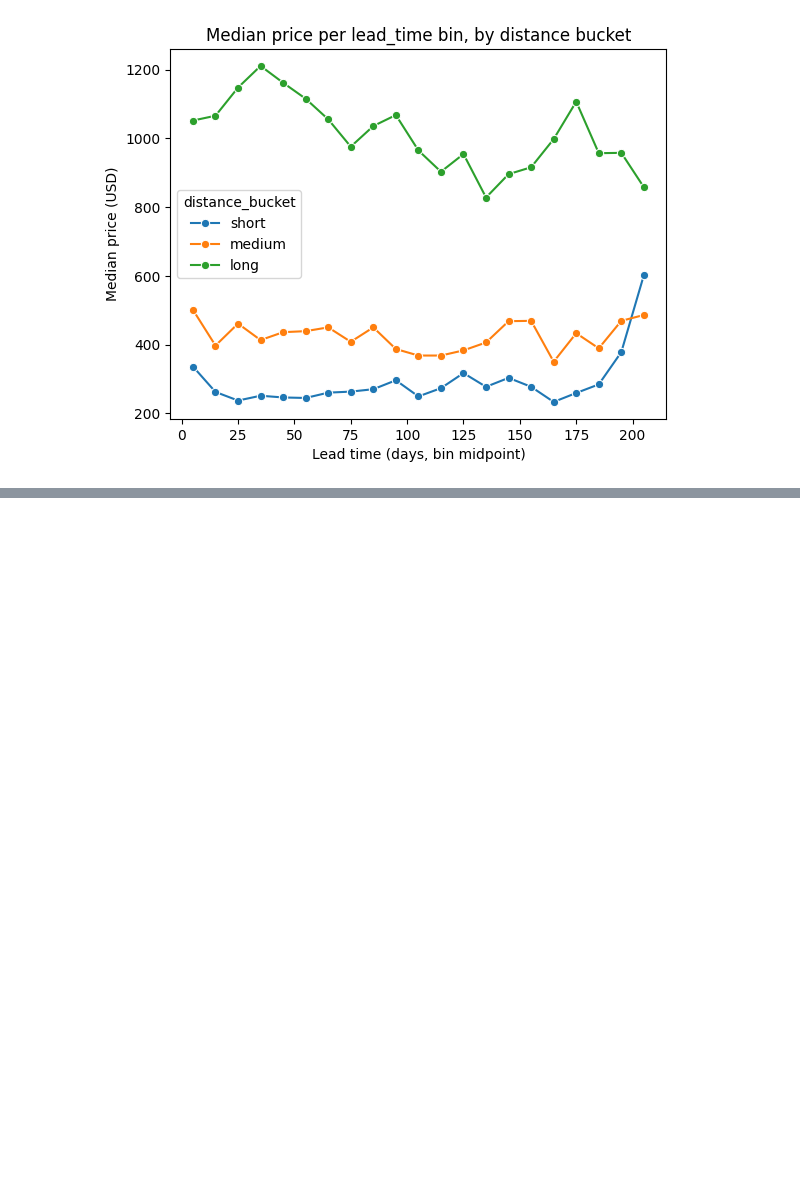
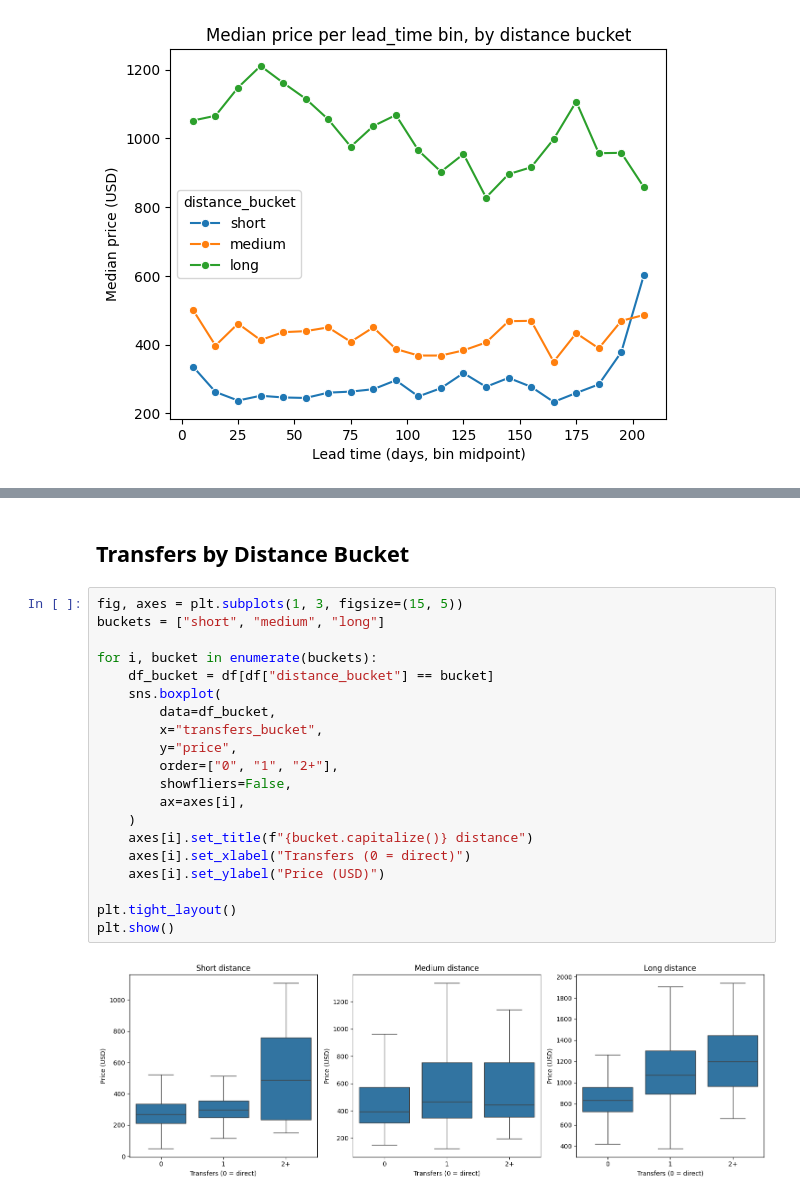
Before and after one commit to Quaden2307/flight-price-predictor, a Jupyter notebook: notebooks/03_live_data_visualization.ipynb, the cells around one changed output, grey strips where cells are left out. Cells and saved outputs as stored; diff of their text form; blank space fills up the shorter version.

```diff
--- a/notebooks/03_live_data_visualization.ipynb
+++ b/notebooks/03_live_data_visualization.ipynb
@@ -152,0 +201,24 @@ plt.show()
+# %% [markdown]
+## Transfers by Distance Bucket
+# %%
+fig, axes = plt.subplots(1, 3, figsize=(15, 5))
+buckets = ["short", "medium", "long"]
+
+for i, bucket in enumerate(buckets):
+    df_bucket = df[df["distance_bucket"] == bucket]
+    sns.boxplot(
+        data=df_bucket,
+        x="transfers_bucket",
+        y="price",
+        order=["0", "1", "2+"],
+        showfliers=False,
+        ax=axes[i],
+    )
+    axes[i].set_title(f"{bucket.capitalize()} distance")
+    axes[i].set_xlabel("Transfers (0 = direct)")
+    axes[i].set_ylabel("Price (USD)")
+
+plt.tight_layout()
+plt.show()
+# %% [output]
+[figure, added]
```
Also changed, not shown: parts of 10 cells of this notebook, 2 other files.
